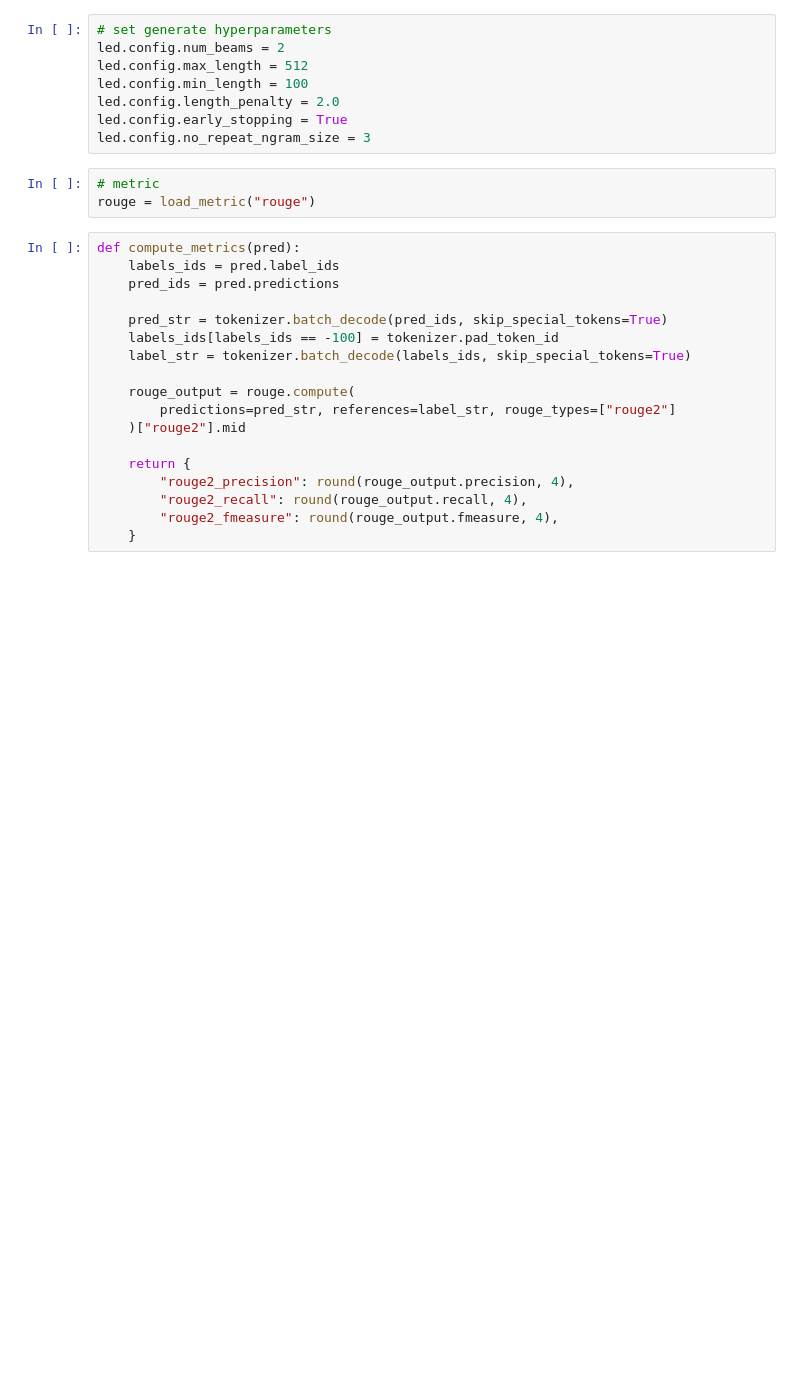
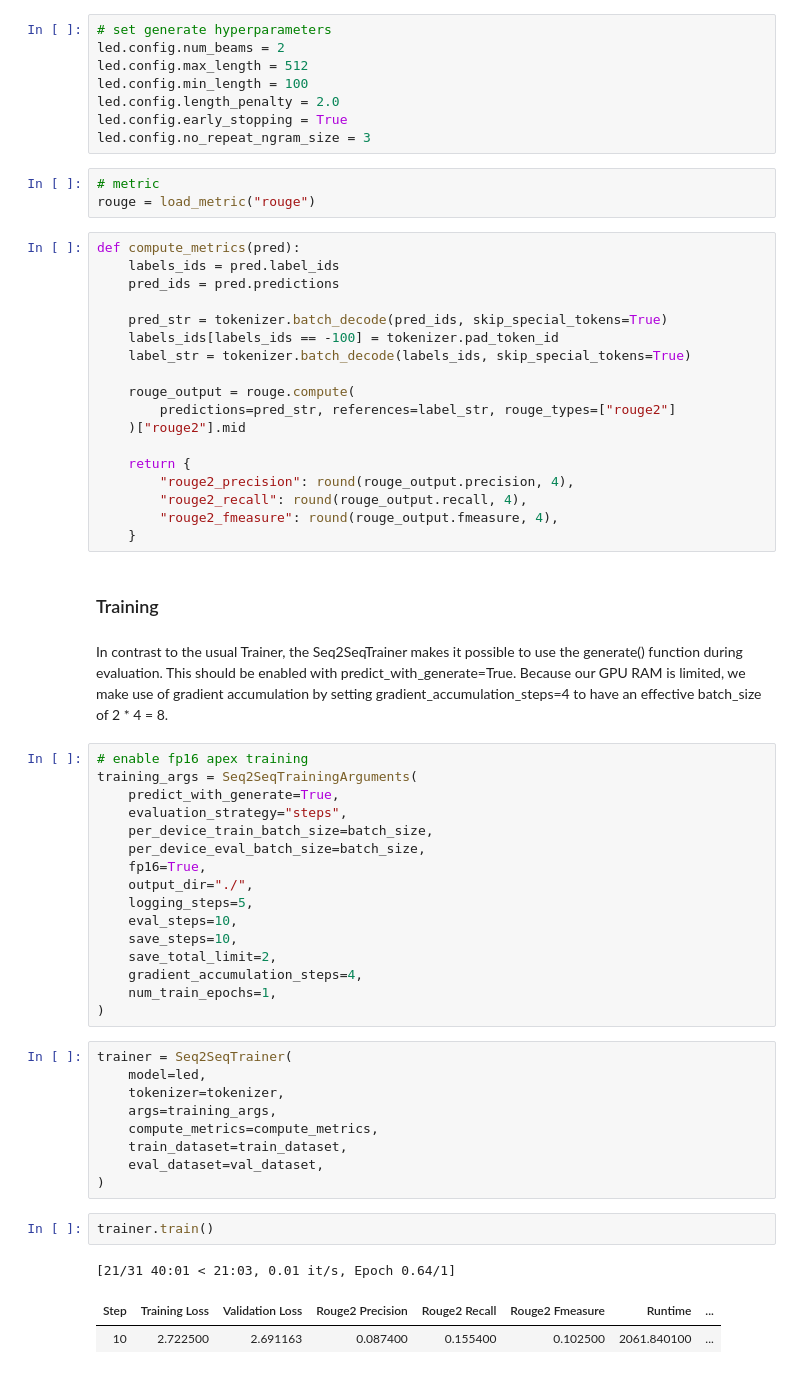
Before and after one commit to lordtt13/transformers-experiments, a Jupyter notebook: Custom Tasks/led-pubmed.ipynb, the cells around one changed output. Saved outputs shown, nothing was run; the diff lists cells and outputs as text; blank space fills up the shorter version.

Commit message:
def compute metric func
Signed-off-by: lordtt13 <tanmay@smoketrees.in>

```diff
--- a/Custom Tasks/led-pubmed.ipynb
+++ b/Custom Tasks/led-pubmed.ipynb
@@ -156,3 +157,38 @@ def compute_metrics(pred):
         "rouge2_recall": round(rouge_output.recall, 4),
         "rouge2_fmeasure": round(rouge_output.fmeasure, 4),
     }
+# %% [markdown]
+### Training
+# %% [markdown]
+In contrast to the usual Trainer, the Seq2SeqTrainer makes it possible to use the generate() function during evaluation. This should be enabled with predict_with_generate=True. Because our GPU RAM is limited, we make use of gradient accumulation by setting gradient_accumulation_steps=4 to have an effective batch_size of 2 * 4 = 8.
+# %%
+# enable fp16 apex training
+training_args = Seq2SeqTrainingArguments(
+    predict_with_generate=True,
+    evaluation_strategy="steps",
+    per_device_train_batch_size=batch_size,
+    per_device_eval_batch_size=batch_size,
+    fp16=True,
+    output_dir="./",
+    logging_steps=5,
+    eval_steps=10,
+    save_steps=10,
+    save_total_limit=2,
+    gradient_accumulation_steps=4,
+    num_train_epochs=1,
+)
+# %%
+trainer = Seq2SeqTrainer(
+    model=led,
+    tokenizer=tokenizer,
+    args=training_args,
+    compute_metrics=compute_metrics,
+    train_dataset=train_dataset,
+    eval_dataset=val_dataset,
+)
+# %%
+trainer.train()
+# %% [output]
+[21/31 40:01 < 21:03, 0.01 it/s, Epoch 0.64/1]
+| Step | Training Loss | Validation Loss | Rouge2 Precision | Rouge2 Recall | Rouge2 Fmeasure | Runtime | ... |
+| 10 | 2.722500 | 2.691163 | 0.087400 | 0.155400 | 0.102500 | 2061.840100 | ... |
```
Also changed, not shown: parts of 4 cells of this notebook.
